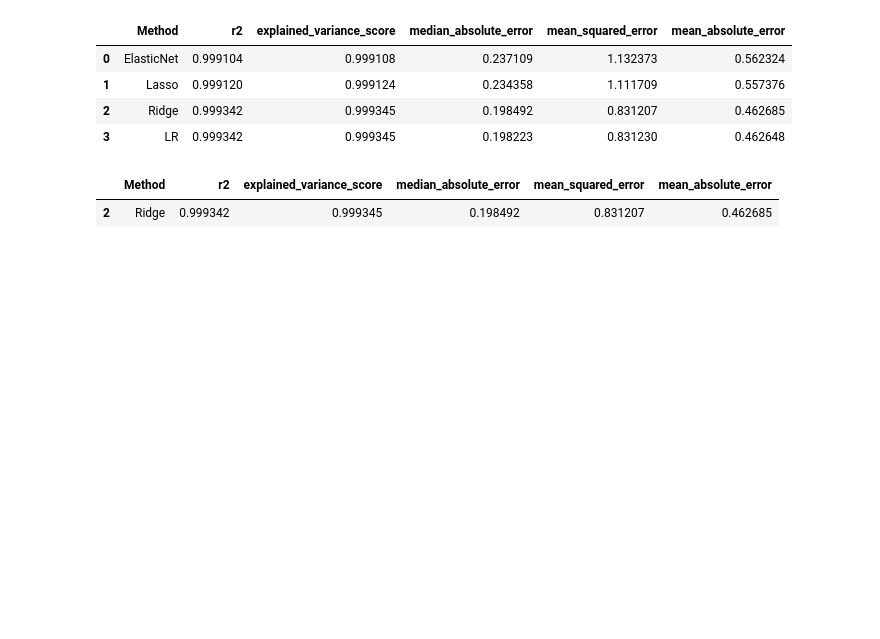
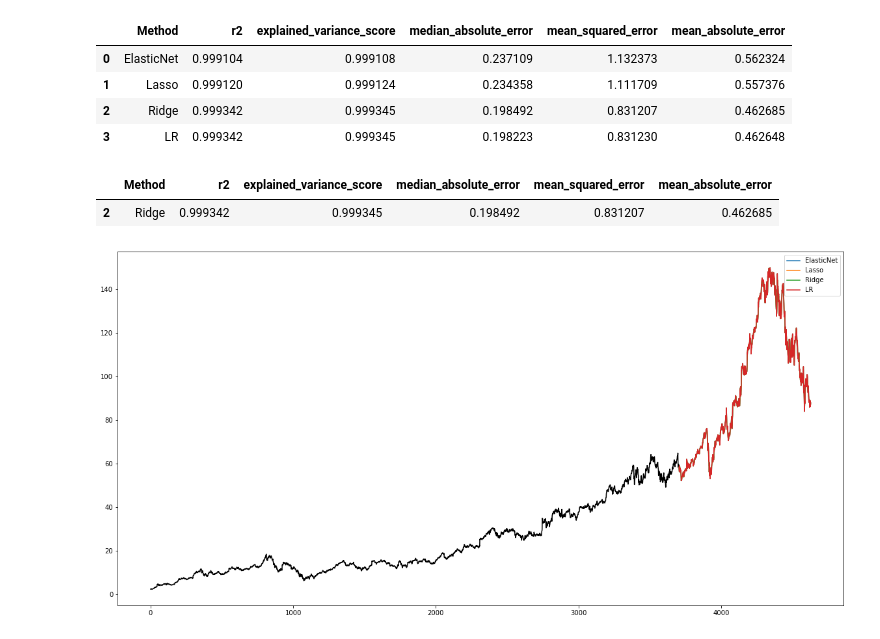
Before and after one commit to rkons88/Google-Alphabet-stock-price-forecast, a Jupyter notebook: PROJEKT ZALICZENIOWY.ipynb, the cells around one changed output. Drawn from its saved outputs; the diff is of its cells as text; code cells hidden in the pictures; blank space fills up the shorter version.

```diff
--- a/PROJEKT ZALICZENIOWY.ipynb
+++ b/PROJEKT ZALICZENIOWY.ipynb
@@ -388,0 +393,24 @@ df[df['r2'] == df['r2'].max()]
+# %%
+# NARYSOWANIE WYKRESU CZĘŚCI TRENINGOWEJ ORAZ WSZYSTKICH NAUCZONYCH MODELI - MODELE PRZEWIDUJĄ OSTATNIE 925 OBSERWACJI Z CZĘŚCI TESTOWEJ
+
+size=15
+
+plt.figure(figsize=(20,10))
+plt.plot(data_train.values,'k-')
+
+
+all_data = []
+for name, model in models:
+    data = np.zeros(series_row_np.shape[0], dtype=float)
+    data.fill(np.nan)
+    for i in range(1,925):
+        point = np.array([data_values[ (data_values.shape[0]-((size+1*i))):(data_values.shape[0]-(1*i))]])
+        pre=model.predict(point)
+
+        data[-i]=pre
+    all_data.append(data)
+    plt.plot( data , label=name)
+    plt.legend(loc='best')
+plt.show()
+# %% [output]
+[figure, added]
```
Also changed, not shown: parts of 29 cells of this notebook.
